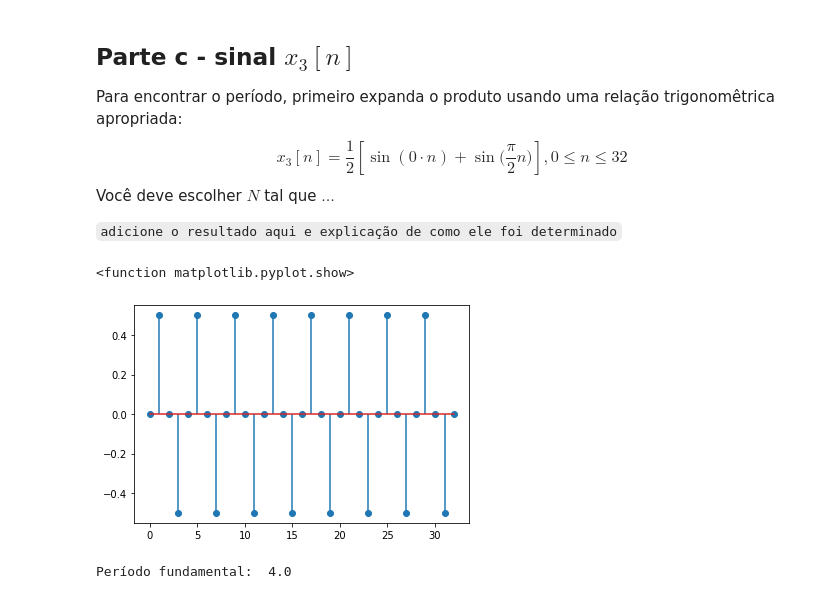
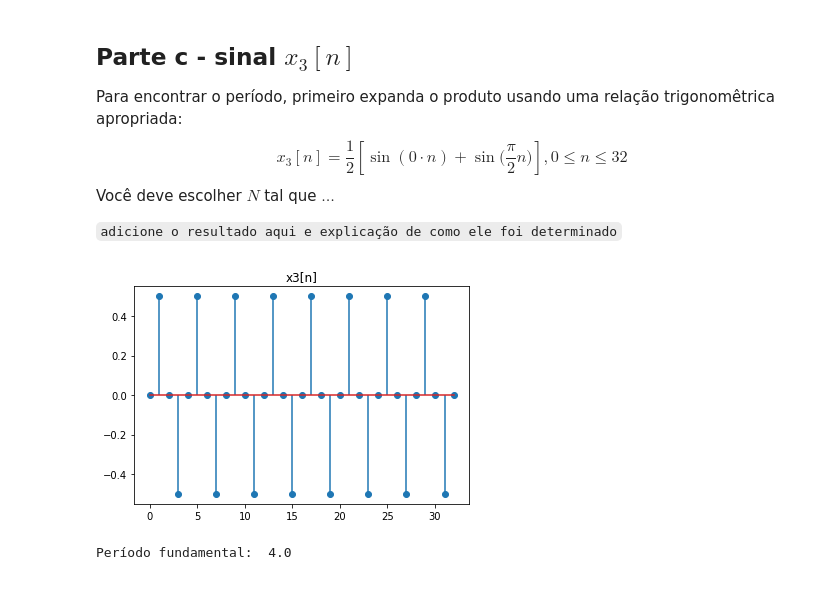
Before and after one commit to julianafalves/Sinais-Digitais, a Jupyter notebook: Projeto1.ipynb, the cells around one changed output. Saved outputs shown, nothing was run; the diff lists cells and outputs as text; code cells hidden in the pictures.

```diff
--- a/Projeto1.ipynb
+++ b/Projeto1.ipynb
@@ -95,12 +93,12 @@ Você deve escolher $N$ tal que $\ldots$
 `adicione o resultado aqui e explicação de como ele foi determinado`
 # %%
 def x3(n):
-  return (1/2)*np.sin((n*pi)/2)
+  return (1/2)*np.sin((n*np.pi)/2)
 n3 = np.arange(0,33,dtype='int64')
 # %%
 stem(n3,x3(n3), use_line_collection=True)
-show
+title('x3[n]')
+show()
 # %% [output]
-<function matplotlib.pyplot.show>
-[figure, old version]
+[figure, new version]
 # %%
```
Also changed, not shown: parts of 17 cells of this notebook.
